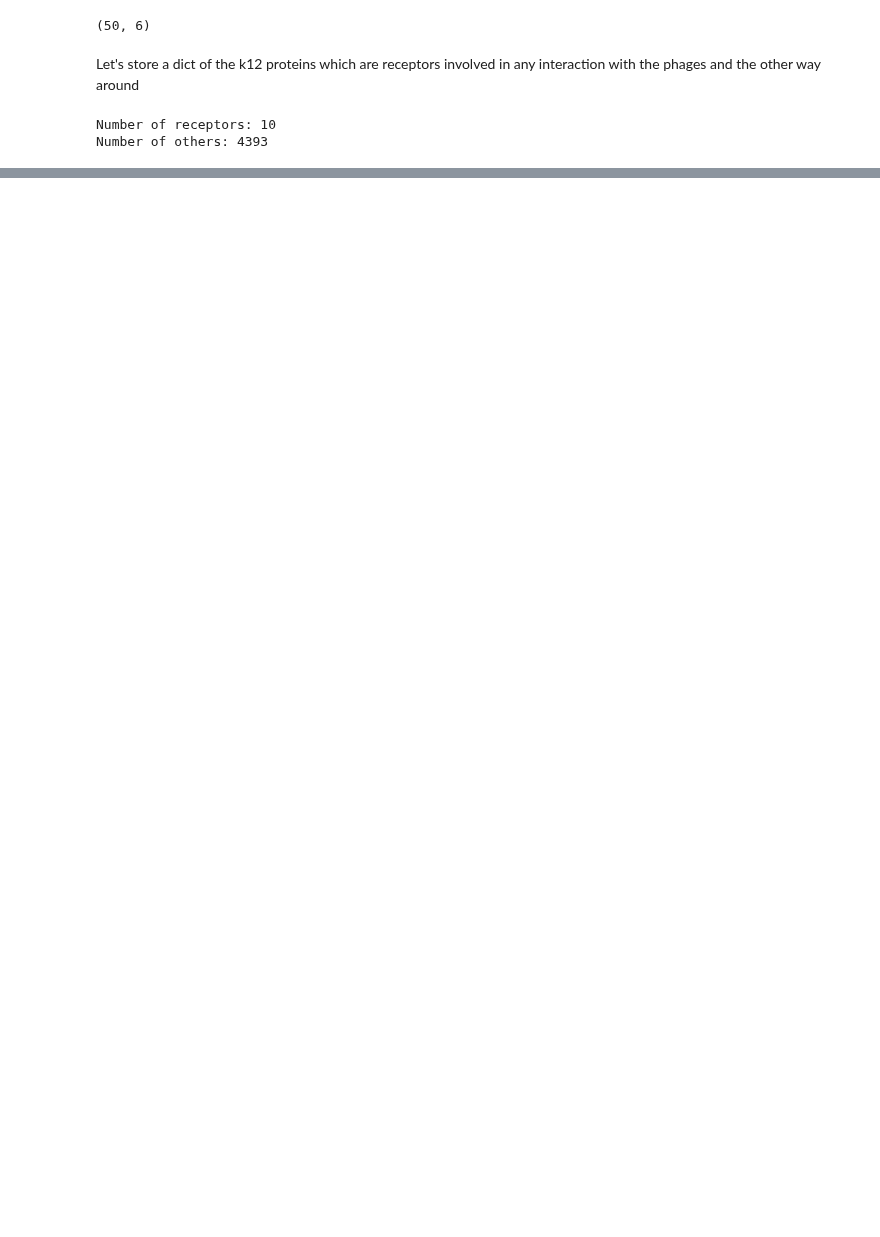
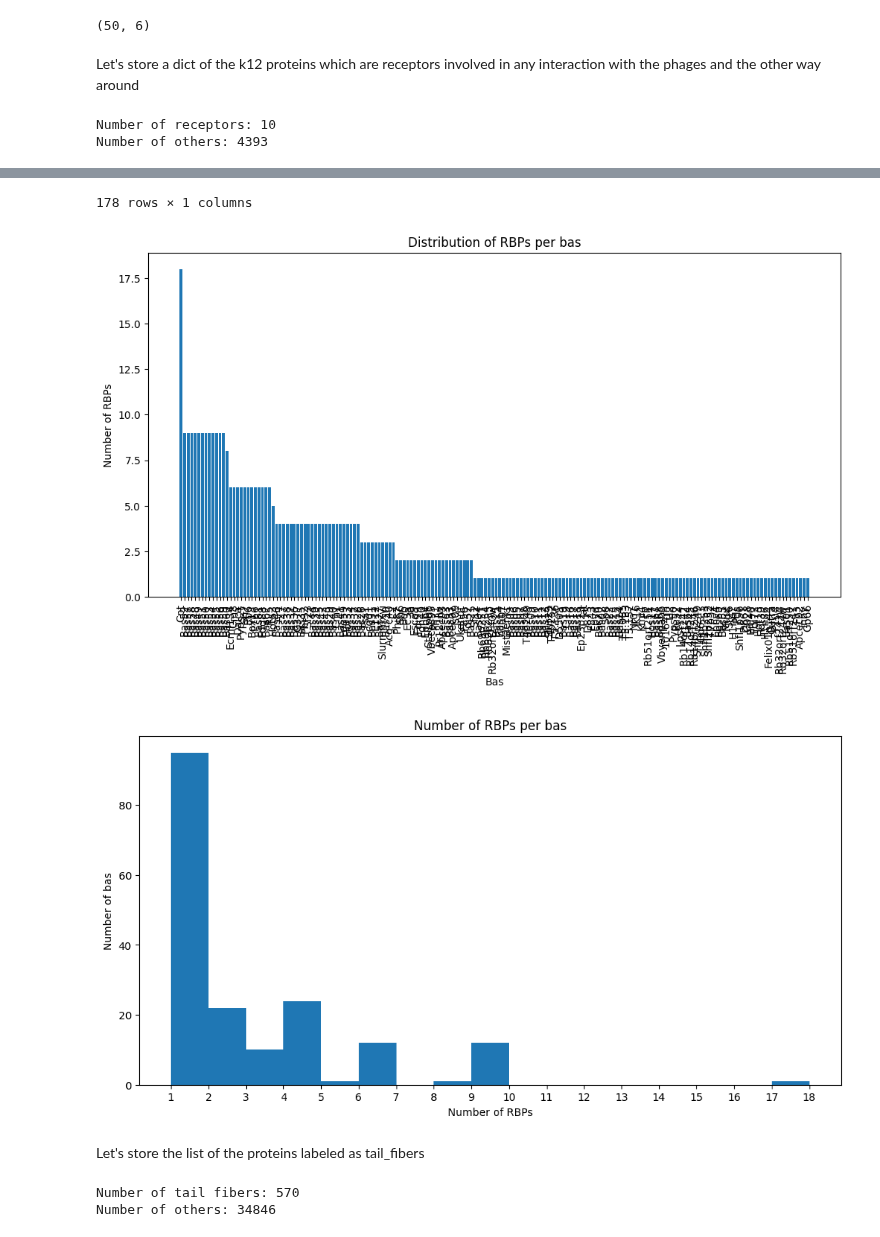
Before and after one commit to Drivahah/Predicting-phage-host-interaction-with-Language-Models, a Jupyter notebook: notebooks/02_regex_transform_data.ipynb, the cells around one changed output, grey strips where cells are left out. Cells and saved outputs as stored; diff of their text form; code cells hidden in the pictures; blank space fills up the shorter version.

```diff
--- a/notebooks/02_regex_transform_data.ipynb
+++ b/notebooks/02_regex_transform_data.ipynb
@@ -229,10 +231,19 @@ with open(os.path.join('..', 'data', 'raw', 'exclusion_list.txt'), 'r') as f:
 # %%
 # Filter basel_proteeme to keep only the rows where protein matches the regex
-RBPs = basel_proteome.dropna(subset=['protein'])
-RBPs = RBPs[RBPs['protein'].str.contains(INCLUDE_REGEX, flags=re.IGNORECASE, regex=True)]
-print(f'Number of rows in RBPs: {len(RBPs)}')
+tail_fibers = basel_proteome.dropna(subset=['protein'])
+tail_fibers = tail_fibers[tail_fibers['protein'].str.contains(INCLUDE_REGEX, flags=re.IGNORECASE, regex=True)]
+print(f'Number of rows in tail_fibers: {len(tail_fibers)}')
 
 # Remove rows where gene matches the exclusion list
-RBPs = RBPs[~RBPs['gene'].isin(EXCLUSION_LIST)]
-print(f'Number of rows in RBPs after removing exclusion list: {len(RBPs)}')
+tail_fibers = tail_fibers[~tail_fibers['gene'].isin(GENE_EXCLUSION_LIST)]
+print(f'Number of rows in tail_fibers after removing exclusion list: {len(tail_fibers)}')
+
+# Remove rows where protein matches the exclusion list
+# Defined by me after looging at the protein names after the previous two filters
+tail_fibers = tail_fibers[~tail_fibers['protein'].str.contains('|'.join(PROTEIN_EXCLUSION_LIST), flags=re.IGNORECASE, regex=True)]
+print(f'Number of rows in tail_fibers after removing protein exclusion list: {len(tail_fibers)}')
+
+# Show unique values in protein
+print('Unique values in protein:')
+display(tail_fibers['protein'].unique())
 # %% [output]
@@ -240,0 +271,29 @@ Number of rows in RBPs after removing exclusion list: 852
+# %%
+# Count occurences in RBPs for each bas
+RBPs_count = tail_fibers['bas'].value_counts().to_frame()
+# Display in descending order
+RBPs_count.sort_values(by=['count'], ascending=False, inplace=True)
+display(RBPs_count)
+
+# Plot the distribution of RBPs per bas
+plt.figure(figsize=(12, 6))
+plt.bar(RBPs_count.index, RBPs_count['count'])
+plt.xticks(rotation=90)
+plt.xlabel('Bas')
+plt.ylabel('Number of RBPs')
+plt.title('Distribution of RBPs per bas')
+plt.show()
+
+# Plot how many bas for each count
+plt.figure(figsize=(12, 6))
+bins = range(1, max(RBPs_count['count']) + 1)
+plt.hist(RBPs_count['count'], bins=bins, align='mid')
+plt.xlabel('Number of RBPs')
+plt.ylabel('Number of bas')
+plt.title('Number of RBPs per bas')
+
+# Set xticks to be the center of each bin
+plt.xticks([i for i in bins], bins)
+
+plt.show()
+# %% [output]
@@ -240,0 +313,16 @@ Number of rows in RBPs after removing exclusion list: 852
+178 rows × 1 columns
+[figure, added]
+[figure, added]
+# %% [markdown]
+Let's store the list of the proteins labeled as tail_fibers
+# %%
+# Store tail_fibers unique values of seqID in phage_set['RBP'] and the seqID of basel proteome which are not in tail_fibers in phage_set['others']
+phage_set = {'tail_fibers': set(tail_fibers['seqID_phage'].tolist()),
+             'others': set(basel_proteome['seqID_phage'].tolist()) - set(tail_fibers['seqID_phage'].tolist())}
+
+# Print the number of elements in each set
+print('Number of tail fibers: {}'.format(len(phage_set['tail_fibers'])))
+print('Number of others: {}'.format(len(phage_set['others'])))
+# %% [output]
+Number of tail fibers: 570
+Number of others: 34846
```
Also changed, not shown: parts of 23 cells of this notebook, 1 other file.
